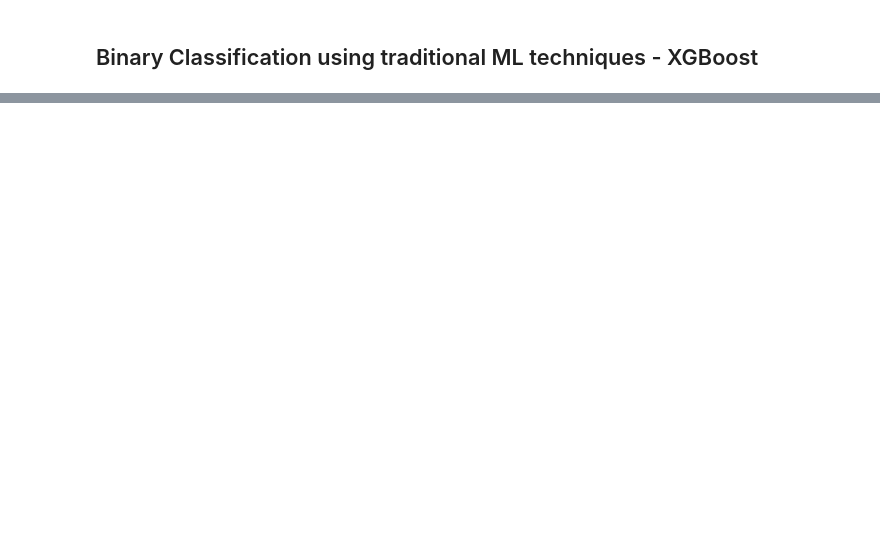
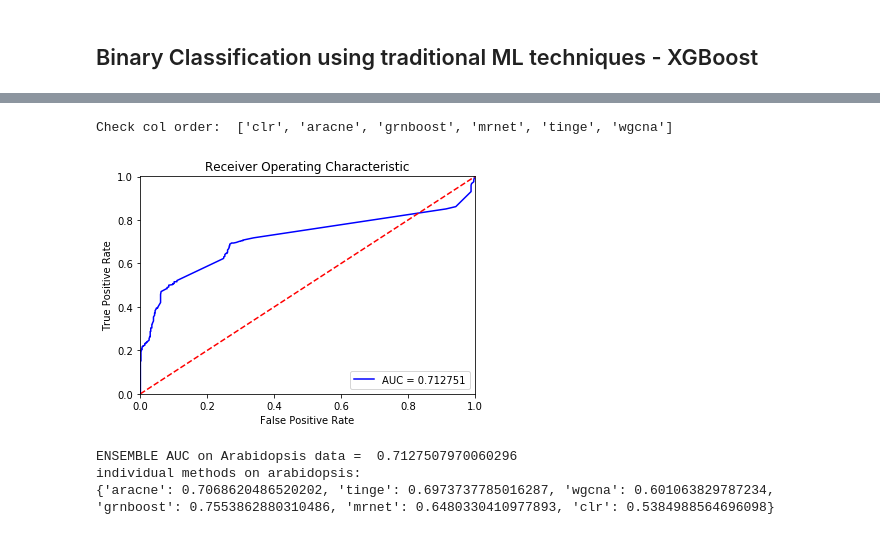
Before and after one commit to AluruLab/EnGRaiN, a Jupyter notebook: ensemble_arabidopsis_ML.ipynb, the cells around one changed output, grey strips where cells are left out. Drawn from its saved outputs; the diff is of its cells as text; code cells hidden in the pictures; blank space fills up the shorter version.

```diff
--- a/ensemble_arabidopsis_ML.ipynb
+++ b/ensemble_arabidopsis_ML.ipynb
@@ -517,0 +566,31 @@ individual methods:  None
+# %%
+# # Imputation step with zeros
+df_abd = df_abd.fillna(0) # DOES NOT work that well
+
+
+# # Imputation with the min values of the big file Arabidopsis
+# colFeats = [c for c in df_abd.columns if c not in ['prediction', 'edge']]
+# for c in colFeats:
+#     df_abd[c] = df_abd[c].fillna(minAbd_vals[c])
+# print(minAbd_vals)
+
+# # Imputation with the min values of the train data in yeast
+# minYeast_vals = df_train.min(axis=0)
+# colFeats = [c for c in df_abd.columns if c not in ['prediction', 'edge']]
+# for c in colFeats:
+#     df_abd[c] = df_abd[c].fillna(minYeast_vals[c])
+
+
+# # Scaling the test data in the ranges similar to training of Yeast
+# minYeast = df_train.min(axis=0)
+# maxYeast = df_train.max(axis=0)
+# minAbd = df_abd.min(axis=0)
+# maxAbd = df_abd.max(axis=0)
+# colFeats = [c for c in df_abd.columns if c not in ['prediction', 'edge']]
+# for c in colFeats:
+#     df_abd[c] = df_abd[c].fillna(minYeast_vals[c])
+#     # (x-min)/(max-min)*(b-a) + a
+#     df_abd[c] = (df_abd[c] - df_abd[c].min())/(df_abd[c].max()-df_abd[c].min())*(maxYeast[c]-minYeast[c]) + minYeast[c]
+
+
+df_abd
@@ -517,0 +616,15 @@ individual methods:  None
+# %%
+# predicting using the trained params
+clf, index, scaler = trained_params
+
+print('Check col order: ', colFeats)
+pred_array, auc = classifier_test(df_abd[colFeats], df_abd['prediction'], clf, index, scaler, 0)
+print('ENSEMBLE AUC on Arabidopsis data = ', auc[0])
+print('individual methods on arabidopsis: ')
+individual_method(df_abd)
+# %% [output]
+Check col order:  ['clr', 'aracne', 'grnboost', 'mrnet', 'tinge', 'wgcna']
+[figure, added]
+ENSEMBLE AUC on Arabidopsis data =  0.7127507970060296
+individual methods on arabidopsis:
+{'aracne': 0.7068620486520202, 'tinge': 0.6973737785016287, 'wgcna': 0.601063829787234, 'grnboost': 0.7553862880310486, 'mrnet': 0.6480330410977893, 'clr': 0.5384988564696098}
```
Also changed, not shown: parts of 22 cells of this notebook.
